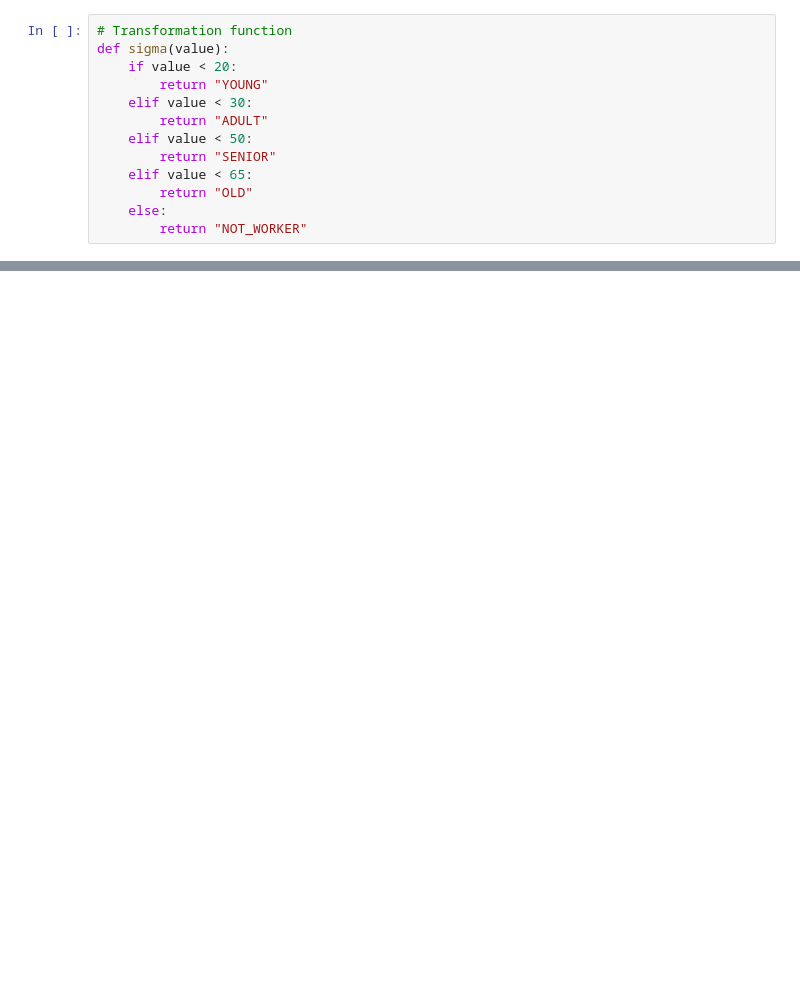
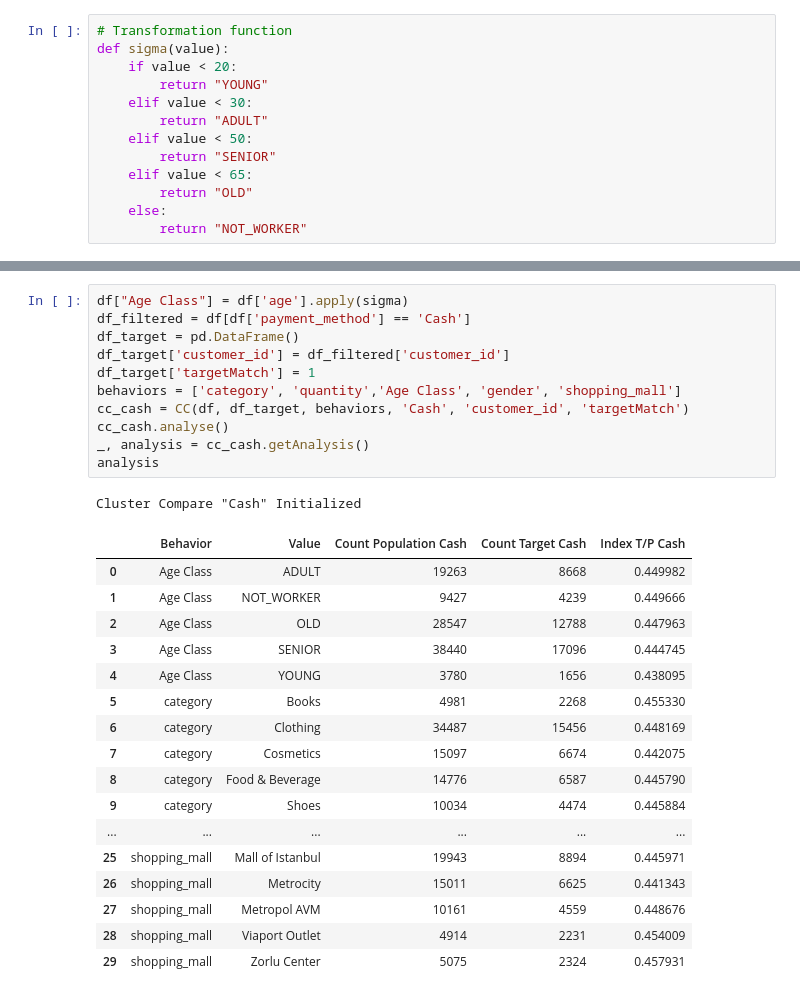
Before and after one commit to maurotommasi/Cluster-Compare, a Jupyter notebook: test.ipynb, the cells around one changed output, grey strips where cells are left out. Drawn from its saved outputs; the diff is of its cells as text; blank space fills up the shorter version.

```diff
--- a/test.ipynb
+++ b/test.ipynb
@@ -224,0 +299,30 @@ cc_graduate.getFeatures([1.5])
+# %%
+df["Age Class"] = df['age'].apply(sigma)
+df_filtered = df[df['payment_method'] == 'Cash']
+df_target = pd.DataFrame()
+df_target['customer_id'] = df_filtered['customer_id']
+df_target['targetMatch'] = 1
+behaviors = ['category', 'quantity','Age Class', 'gender', 'shopping_mall']
+cc_cash = CC(df, df_target, behaviors, 'Cash', 'customer_id', 'targetMatch')
+cc_cash.analyse()
+_, analysis = cc_cash.getAnalysis()
+analysis
+# %% [output]
+Cluster Compare "Cash" Initialized
+|  | Behavior | Value | Count Population Cash | Count Target Cash | Index T/P Cash |
+| 0 | Age Class | ADULT | 19263 | 8668 | 0.449982 |
+| 1 | Age Class | NOT_WORKER | 9427 | 4239 | 0.449666 |
+| 2 | Age Class | OLD | 28547 | 12788 | 0.447963 |
+| 3 | Age Class | SENIOR | 38440 | 17096 | 0.444745 |
+| 4 | Age Class | YOUNG | 3780 | 1656 | 0.438095 |
+| 5 | category | Books | 4981 | 2268 | 0.455330 |
+| 6 | category | Clothing | 34487 | 15456 | 0.448169 |
+| 7 | category | Cosmetics | 15097 | 6674 | 0.442075 |
+| 8 | category | Food & Beverage | 14776 | 6587 | 0.445790 |
+| 9 | category | Shoes | 10034 | 4474 | 0.445884 |
+| ... | ... | ... | ... | ... | ... |
+| 25 | shopping_mall | Mall of Istanbul | 19943 | 8894 | 0.445971 |
+| 26 | shopping_mall | Metrocity | 15011 | 6625 | 0.441343 |
+| 27 | shopping_mall | Metropol AVM | 10161 | 4559 | 0.448676 |
+| 28 | shopping_mall | Viaport Outlet | 4914 | 2231 | 0.454009 |
+| 29 | shopping_mall | Zorlu Center | 5075 | 2324 | 0.457931 |
```
Also changed, not shown: parts of 6 cells of this notebook, 1 other file.
